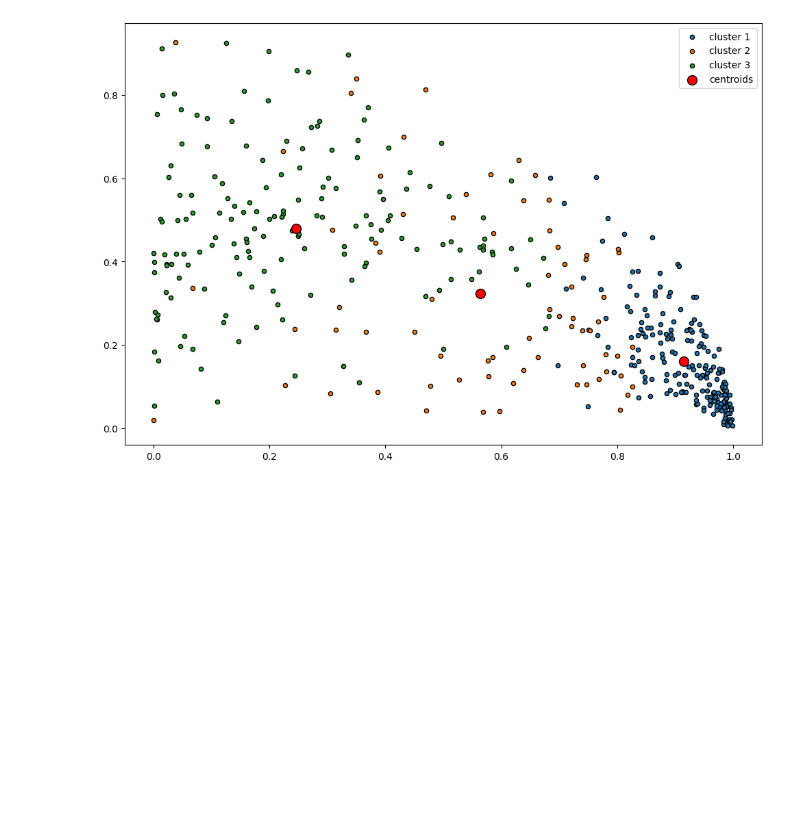
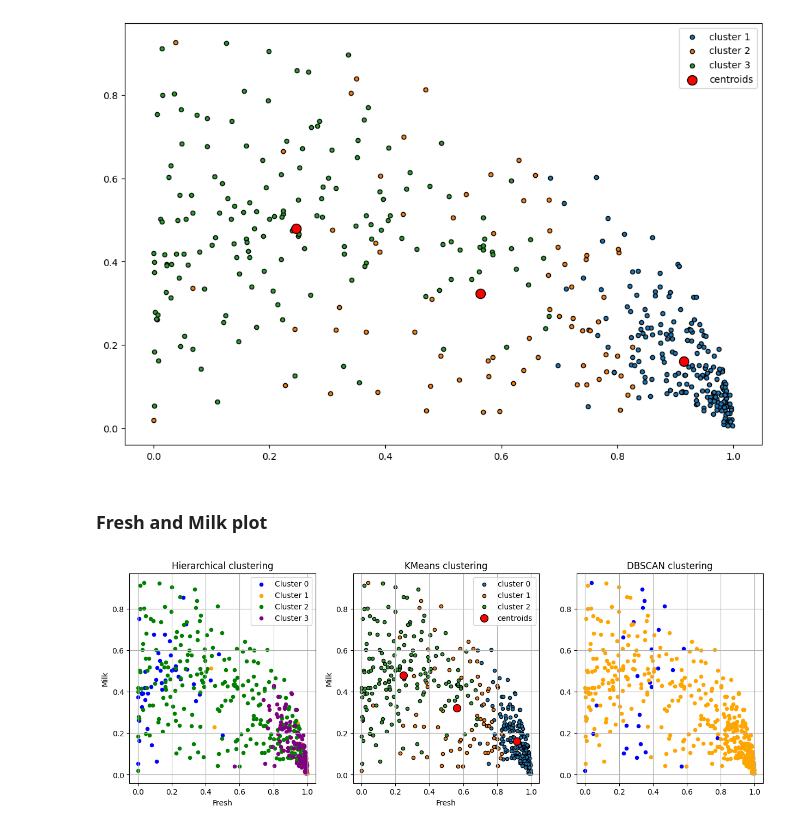
Before and after one commit to DarianFlorianVoda/StatisticsAppDS, a Jupyter notebook: wholesale segmenation.ipynb, the cells around one changed output. Cells and saved outputs as stored; diff of their text form; code cells hidden in the pictures; blank space fills up the shorter version.

```diff
--- a/wholesale segmenation.ipynb
+++ b/wholesale segmenation.ipynb
@@ -177,0 +176,6 @@ dbscan_result = clusters.fit(data_scaled)
+# %%
+dbscan = DBSCAN(eps=0.3, min_samples=16)
+
+dbscan_result = dbscan.fit_predict(data_scaled)
+
+dbscan_result
@@ -224,3 +246,60 @@ plt.legend(scatterpoints=1)
 # %% [output]
 <matplotlib.legend.Legend at 0x...>
 [figure]
+# %% [markdown]
+### Fresh and Milk plot
+# %%
+# Fresh, Milk
+
+fig, axs = plt.subplots(1, 3, figsize=(15, 5))
+
+colors = sns.color_palette("icefire", 4)
+
+axs[0].scatter(new_data[hierarchical_result == 0, 2], new_data[hierarchical_result == 0, 3], s = 20, label = 'Cluster 0', color='blue') # plotting cluster 1
+axs[0].scatter(new_data[hierarchical_result == 1, 2], new_data[hierarchical_result == 1, 3], s = 20, label = 'Cluster 1', color='orange') # plotting cluster 2
+axs[0].scatter(new_data[hierarchical_result == 2, 2], new_data[hierarchical_result == 2, 3], s = 20, label = 'Cluster 2', color='green') # plotting cluster 3
+axs[0].scatter(new_data[hierarchical_result == 3, 2], new_data[hierarchical_result == 3, 3], s = 20, label = 'Cluster 3', color='purple')  # plotting cluster 4
+# plot title addition
+axs[0].set_title('Annual spending on Fresh and Milk($)')
+# labelling the x,y - axis
+axs[0].set(xlabel='Fresh', ylabel='Milk')
+
+# printing the legend
+axs[0].legend()
+axs[0].set_title('Hierarchical clustering')
+axs[0].grid()
+
+
+for c in range(0, 3):
+    axs[1].scatter(
+        new_data[kmeans_result == c, 2], new_data[kmeans_result == c, 3],
+        s=20,
+        edgecolor='black',
+        label='cluster ' + str(c)
+
+    )
+
+# plot the centroids
+axs[1].scatter(
+    kmeans.cluster_centers_[:, 2], kmeans.cluster_centers_[:, 3],
+    s=100, marker='o',
+    color='red',
+    edgecolor='black',
+    label='centroids'
+)
+axs[1].set(xlabel='Fresh', ylabel='Milk')
+axs[1].legend(scatterpoints=1)
+axs[1].set_title('KMeans clustering')
+axs[1].grid()
+
+# sns.scatterplot(x='Fresh', y='Milk', hue=dbscan.labels_, data=data_scaled,legend="auto", palette=['blue', 'orange', 'green', 'purple'])
+axs[2].scatter(new_data[dbscan_result == -1, 2], new_data[dbscan_result == -1, 3], s = 20, c = 'blue', label = 'Cluster 0')  # plotting cluster 0
+axs[2].scatter(new_data[dbscan_result == 0, 2], new_data[dbscan_result == 0, 3], s = 20, c = 'orange', label = 'Cluster 0')  # plotting cluster 1
+axs[2].scatter(new_data[dbscan_result == 1, 2], new_data[dbscan_result == 1, 3], s = 20, c = 'green', label = 'Cluster 0')  # plotting cluster 2
+
+axs[2].set_title('DBSCAN clustering')
+axs[2].grid()
+
+plt.show()
+# %% [output]
+[figure, added]
```
Also changed, not shown: parts of 9 cells of this notebook.
